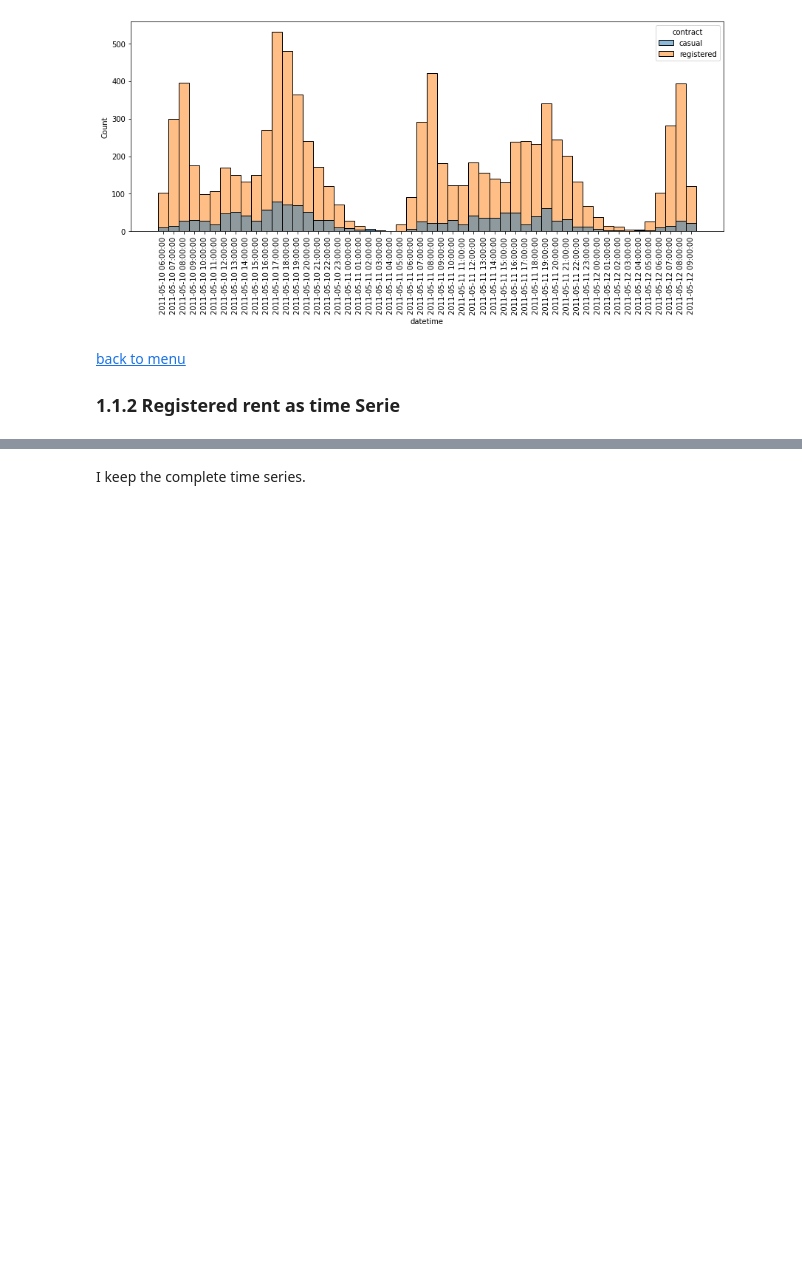
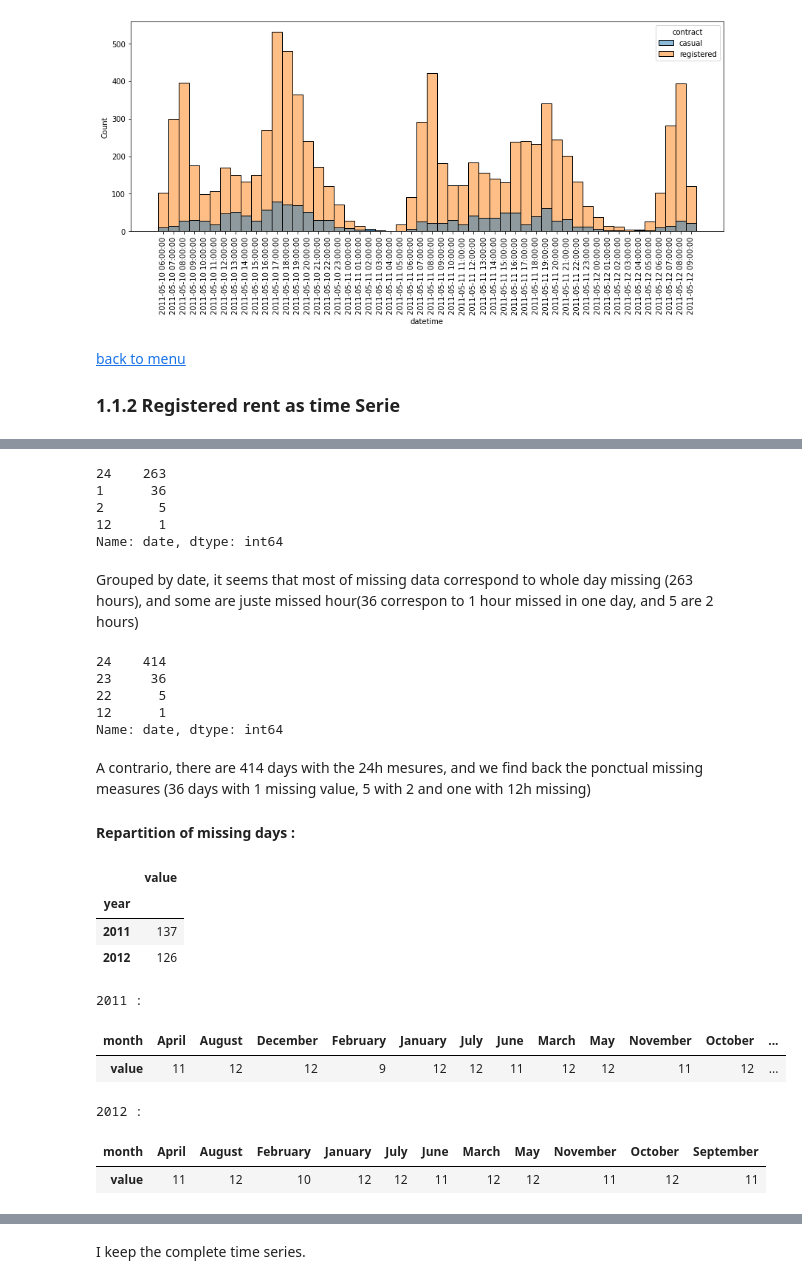
Before and after one commit to ClaireGayral/kaggle_bikes, a Jupyter notebook: bike_exploratory_analysis.ipynb, the cells around one changed output, grey strips where cells are left out. Cells and saved outputs as stored; diff of their text form; code cells hidden in the pictures; blank space fills up the shorter version.

```diff
--- a/bike_exploratory_analysis.ipynb
+++ b/bike_exploratory_analysis.ipynb
@@ -316,0 +243,59 @@ ts_count = ts_count.resample("H").interpolate()
+# %%
+missed_datetime.date.value_counts().value_counts()
+# %% [output]
+24    263
+1      36
+2       5
+12      1
+Name: date, dtype: int64
+# %% [markdown]
+Grouped by date, it seems that most of missing data correspond to whole day missing (263 hours), and some are juste missed hour(36 correspon to 1 hour missed in one day, and 5 are 2 hours)
+# %%
+tmp = train[["datetime", "count"]].copy()
+tmp = tmp.set_index("datetime")
+tmp.loc[:,'month'] = [d.month_name() for d in tmp.index]
+tmp.loc[:,'day'] = [d.day_name() for d in tmp.index]
+tmp.loc[:,'hour'] = [d.hour for d in tmp.index]
+tmp.loc[:,'date'] = [d.date() for d in tmp.index]
+tmp.date.value_counts().value_counts()
+# %% [output]
+24    414
+23     36
+22      5
+12      1
+Name: date, dtype: int64
+# %% [markdown]
+A contrario, there are 414 days with the 24h mesures, and we find back the ponctual missing measures (36 days with 1 missing value, 5 with 2 and one with 12h missing)
+
+#### Repartition of missing days :
+# %%
+missing_day = pd.unique(missed_datetime.date)[(missed_datetime.date.value_counts() == 24).sort_index()]
+missing_day = pd.DataFrame(index=pd.to_datetime(missing_day))
+missing_day.loc[:,"value"] = 1
+missing_day.loc[:,'year'] = [d.year for d in missing_day.index]
+missing_day.loc[:,'month'] = [d.month_name() for d in missing_day.index]
+missing_day.loc[:,'day'] = [d.day_name() for d in missing_day.index]
+# %%
+missing_day[["value","year"]].groupby("year").count()
+# %% [output]
+|  | value |
+| year |  |
+| 2011 | 137 |
+| 2012 | 126 |
+# %%
+months_categories = ["January", "February", "March", "April", "May", "June", "July", "August", "September", "October", "November", "December"]
+print("2011 :")
+tmp = missing_day[missing_day.year==2011]
+tmp[["value","month"]].groupby("month").count().transpose()
+# %% [output]
+2011 :
+| month | April | August | December | February | January | July | June | March | May | November | October | ... |
+| value | 11 | 12 | 12 | 9 | 12 | 12 | 11 | 12 | 12 | 11 | 12 | ... |
+# %%
+print("2012 :")
+tmp = missing_day[missing_day.year==2012]
+tmp[["value","month"]].groupby("month").count().transpose()
+# %% [output]
+2012 :
+| month | April | August | February | January | July | June | March | May | November | October | September |
+| value | 11 | 12 | 10 | 12 | 12 | 11 | 12 | 12 | 11 | 12 | 11 |
```
Also changed, not shown: parts of 43 cells of this notebook.
